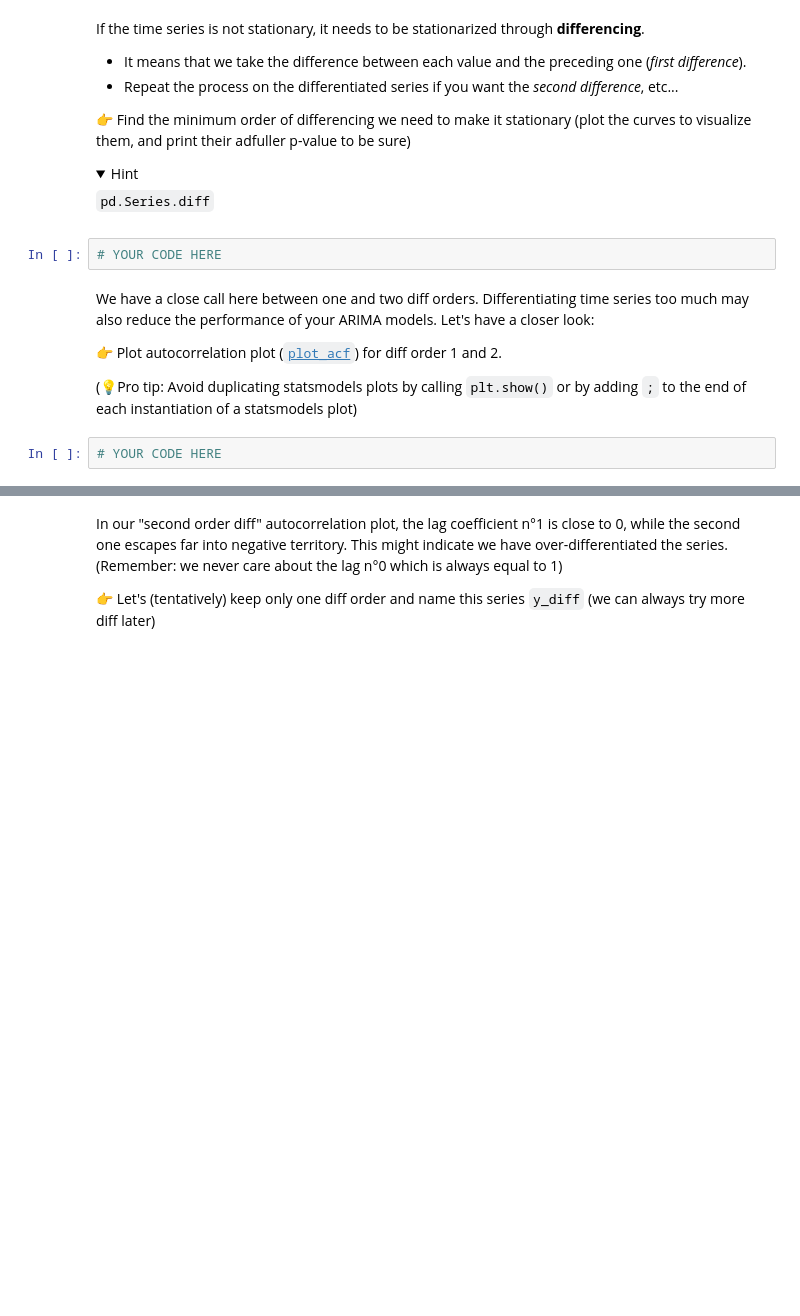
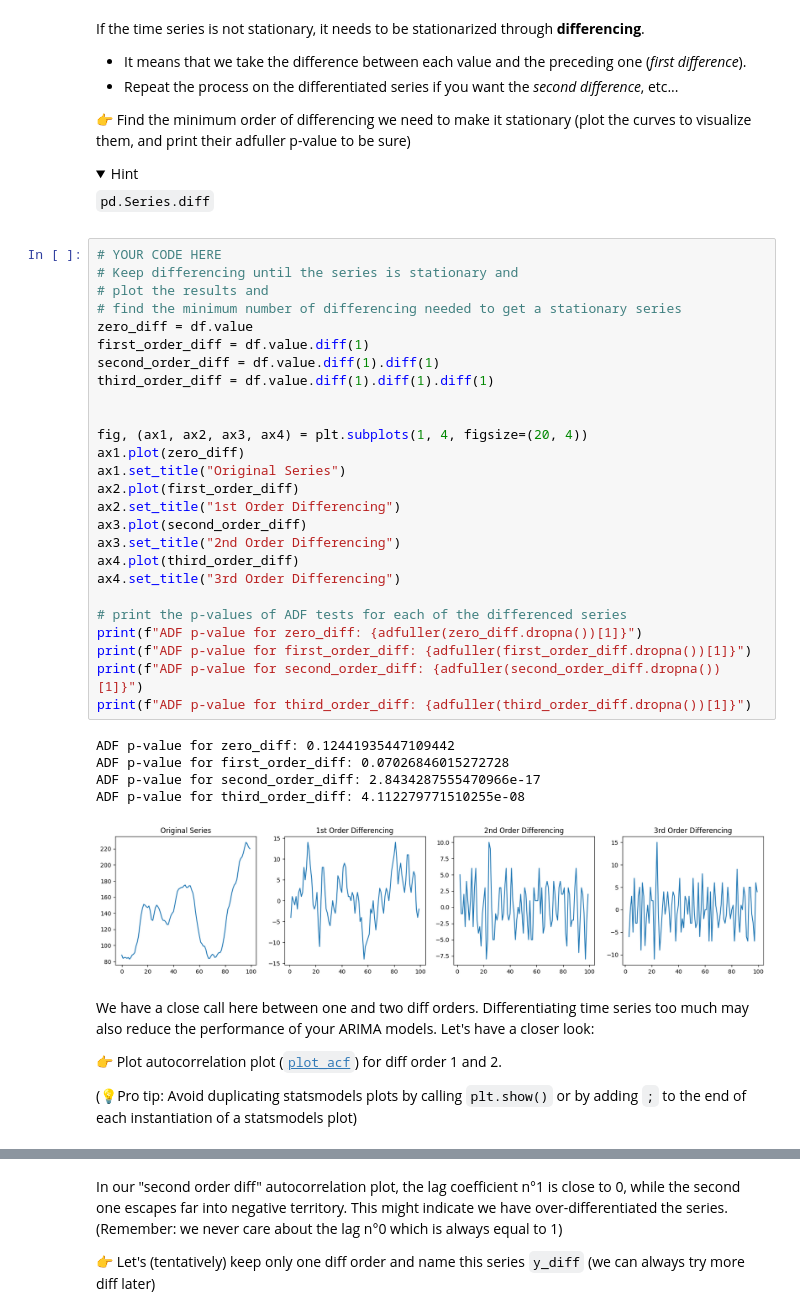
Before and after one commit to tanushrin/data-arima, a Jupyter notebook: arima.ipynb, the cells around one changed output, grey strips where cells are left out. Cells and saved outputs as stored; diff of their text form; folded sections open; blank space fills up the shorter version.

```diff
--- a/arima.ipynb
+++ b/arima.ipynb
@@ -54,13 +83,41 @@ If the time series is not stationary, it needs to be stationarized through **dif
 
 `pd.Series.diff`
 </details>
-# %%
-# YOUR CODE HERE
+# %%
+# YOUR CODE HERE
+# Keep differencing until the series is stationary and
+# plot the results and
+# find the minimum number of differencing needed to get a stationary series
+zero_diff = df.value
+first_order_diff = df.value.diff(1)
+second_order_diff = df.value.diff(1).diff(1)
+third_order_diff = df.value.diff(1).diff(1).diff(1)
+
+
+fig, (ax1, ax2, ax3, ax4) = plt.subplots(1, 4, figsize=(20, 4))
+ax1.plot(zero_diff)
+ax1.set_title("Original Series")
+ax2.plot(first_order_diff)
+ax2.set_title("1st Order Differencing")
+ax3.plot(second_order_diff)
+ax3.set_title("2nd Order Differencing")
+ax4.plot(third_order_diff)
+ax4.set_title("3rd Order Differencing")
+
+# print the p-values of ADF tests for each of the differenced series
+print(f"ADF p-value for zero_diff: {adfuller(zero_diff.dropna())[1]}")
+print(f"ADF p-value for first_order_diff: {adfuller(first_order_diff.dropna())[1]}")
+print(f"ADF p-value for second_order_diff: {adfuller(second_order_diff.dropna())[1]}")
+print(f"ADF p-value for third_order_diff: {adfuller(third_order_diff.dropna())[1]}")
+# %% [output]
+ADF p-value for zero_diff: 0.12441935447109442
+ADF p-value for first_order_diff: 0.07026846015272728
+ADF p-value for second_order_diff: 2.8434287555470966e-17
+ADF p-value for third_order_diff: 4.112279771510255e-08
+[figure, added]
 # %% [markdown]
 We have a close call here between one and two diff orders. Differentiating time series too much may also reduce the performance of your ARIMA models. Let's have a closer look:
 
 👉 Plot autocorrelation plot ([`plot_acf`](https://www.statsmodels.org/stable/generated/statsmodels.graphics.tsaplots.plot_acf.html)) for diff order 1 and 2.
 
 (💡Pro tip: Avoid duplicating statsmodels plots by calling `plt.show()` or by adding `;` to the end of each instantiation of a statsmodels plot)
-# %%
-# YOUR CODE HERE
```
Also changed, not shown: parts of 34 cells of this notebook.
